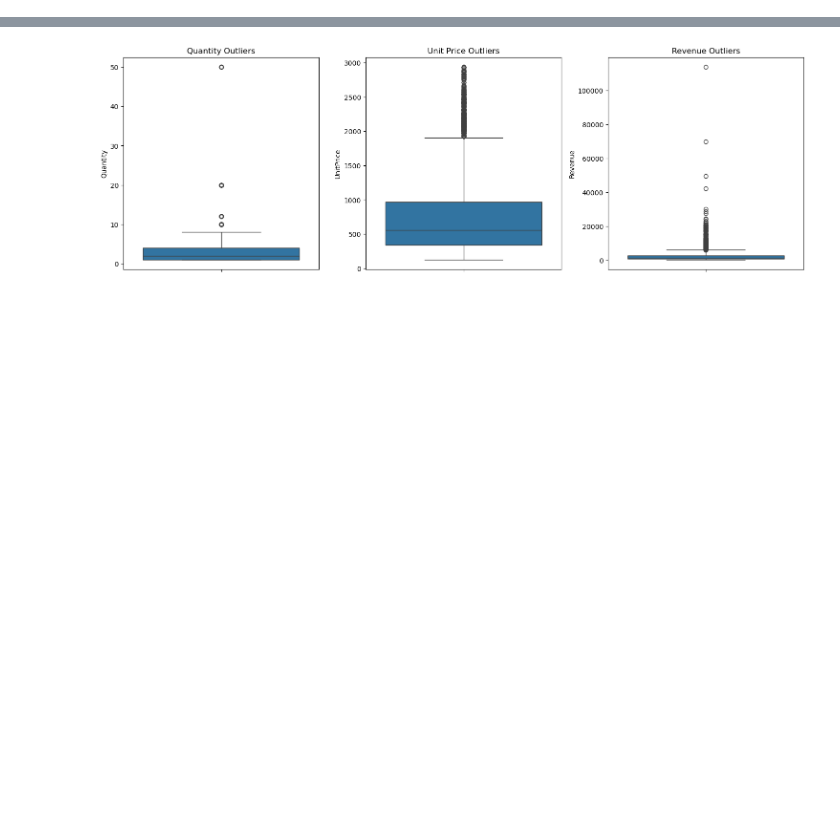
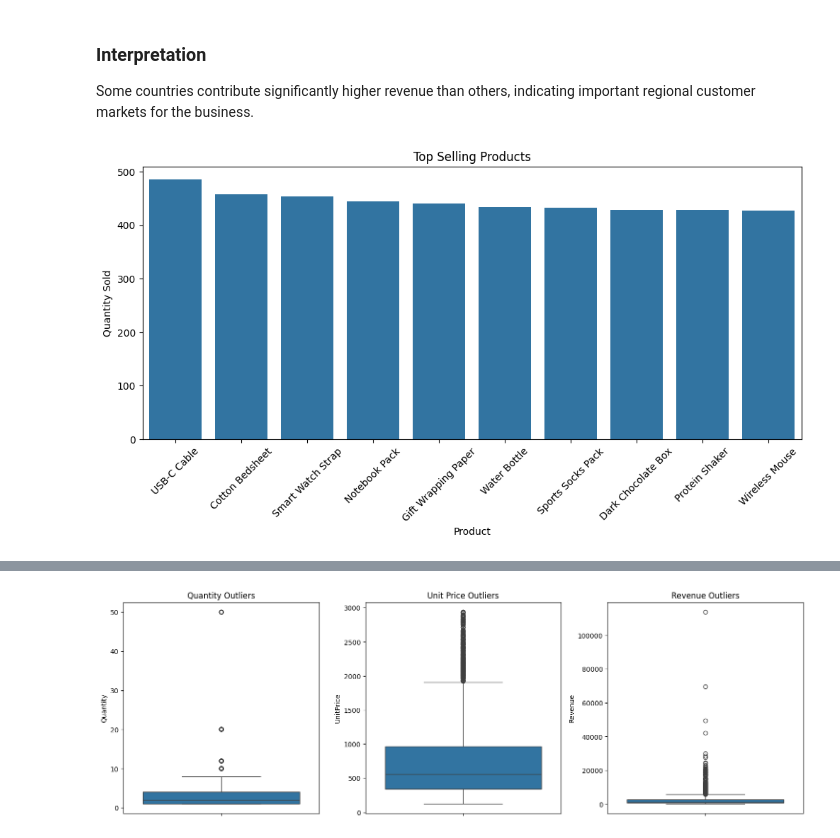
Before and after one commit to Sathvikaaaaaa/Ecommerce-customer-segmentation-rfm, a Jupyter notebook: notebook.ipynb, the cells around one changed output, grey strips where cells are left out. Drawn from its saved outputs; the diff is of its cells as text; code cells hidden in the pictures; blank space fills up the shorter version.

```diff
--- a/notebook.ipynb
+++ b/notebook.ipynb
@@ -317,0 +276,27 @@ Some products are purchased frequently in high quantities, while others generate
+# %% [markdown]
+### Interpretation
+Some countries contribute significantly higher revenue than others, indicating important regional customer markets for the business.
+# %%
+top_products = (
+    df.groupby('Description')['Quantity']
+    .sum()
+    .sort_values(ascending=False)
+    .head(10)
+)
+
+plt.figure(figsize=(12,5))
+
+sns.barplot(
+    x=top_products.index,
+    y=top_products.values
+)
+
+plt.title('Top Selling Products')
+plt.xlabel('Product')
+plt.ylabel('Quantity Sold')
+
+plt.xticks(rotation=45)
+
+plt.show()
+# %% [output]
+[figure, added]
```
Also changed, not shown: parts of 60 cells of this notebook, 1 other file.
